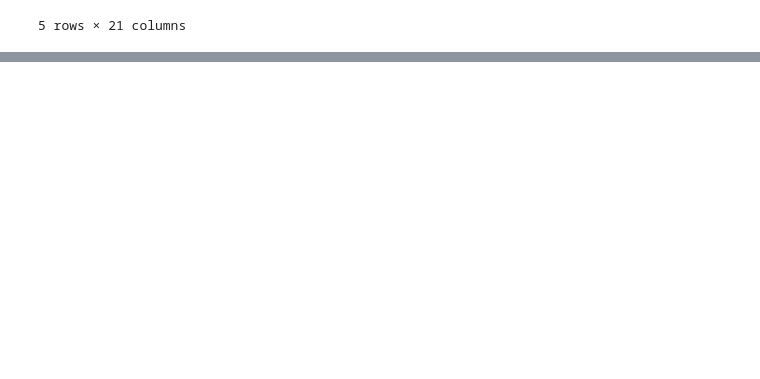
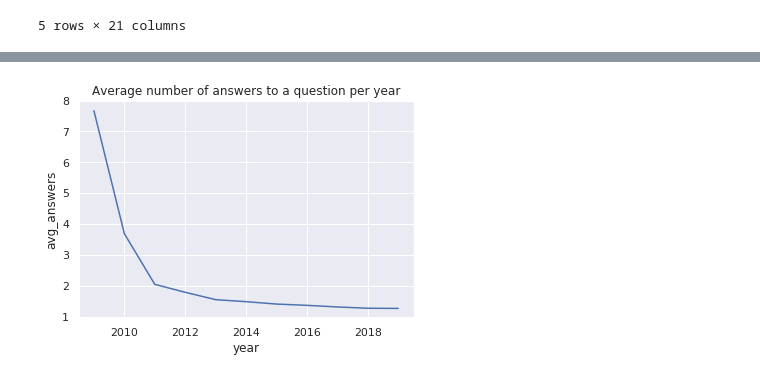
Before and after one commit to elvisnava/DSLab-StackOverflow, a Jupyter notebook: data-exploration/1_Overview.ipynb, the cells around one changed output, grey strips where cells are left out. Drawn from its saved outputs; the diff is of its cells as text; code cells hidden in the pictures; blank space fills up the shorter version.

```diff
--- a/data-exploration/1_Overview.ipynb
+++ b/data-exploration/1_Overview.ipynb
@@ -23,0 +56,12 @@ pd.read_sql_query('''SELECT * FROM Posts LIMIT 5;''', cnx)
+# %%
+avg_ans_per_year = pd.read_sql_query(
+        '''SELECT Year, AVG(c_answers) AS Avg_answers FROM (
+        SELECT Q.Id, CAST(date_part('year', Q.CreationDate) AS INTEGER) AS Year, COUNT(*) AS c_answers
+        FROM Posts AS Q JOIN Posts AS Ans ON Q.Id=Ans.ParentId
+        GROUP BY Q.Id) AS anstable
+        GROUP BY Year
+        ORDER BY Year ASC;''', cnx)
+sns.lineplot(x=avg_ans_per_year['year'], y=avg_ans_per_year['avg_answers']).set_title('Average number of answers to a question per year')
+plt.show()
+# %% [output]
+[figure, added]
```
Also changed, not shown: parts of 5 cells of this notebook.
